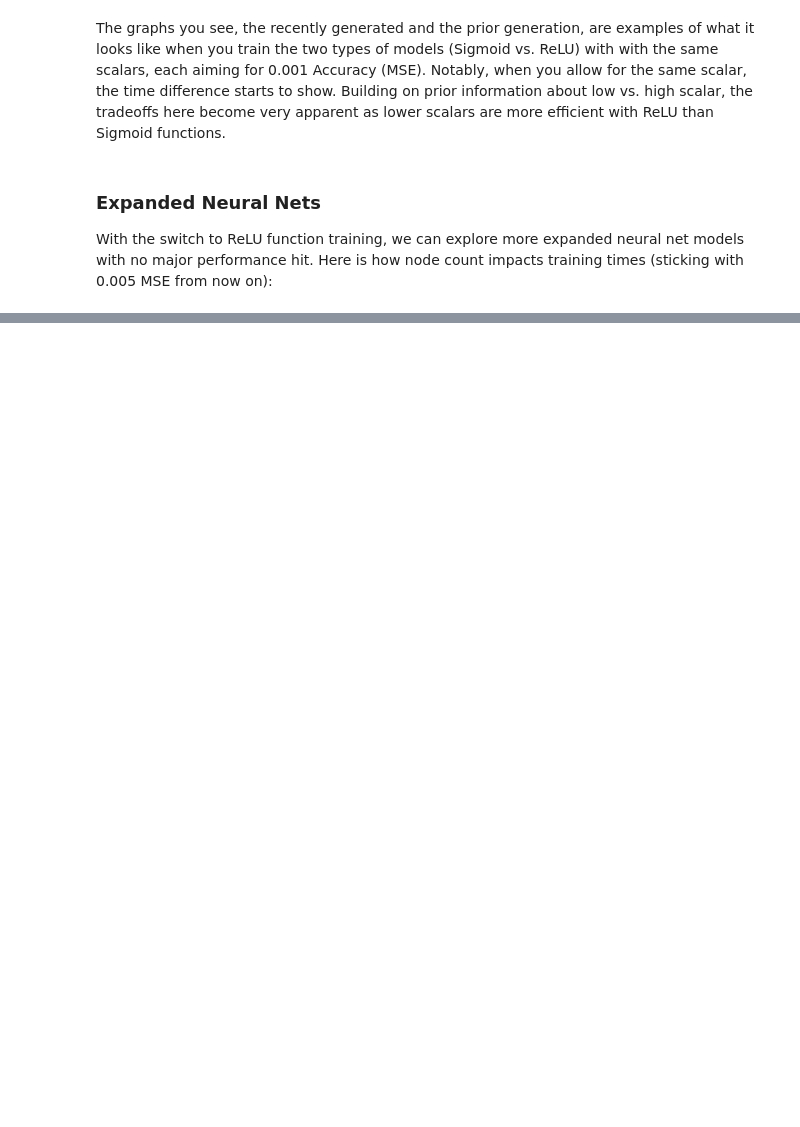
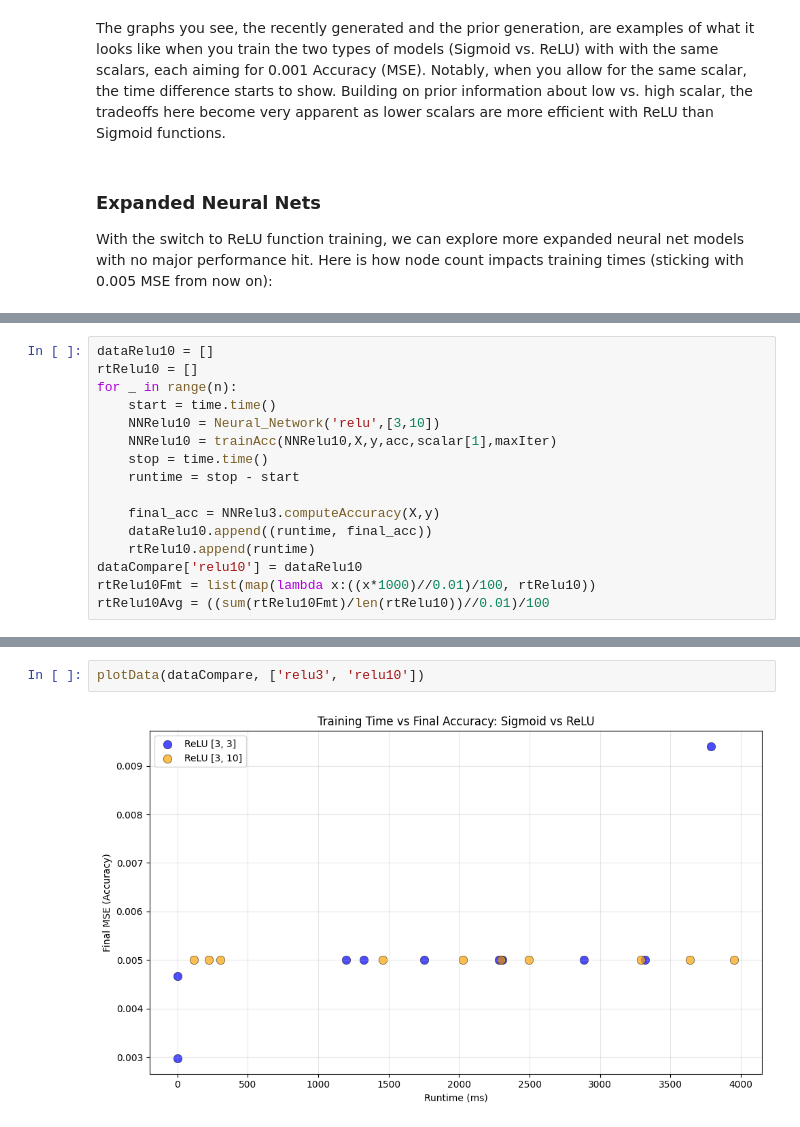
Before and after one commit to Saccadence/CogSci-131, a Jupyter notebook: Assignment 1/Assignment 1.ipynb, the cells around one changed output, grey strips where cells are left out. Drawn from its saved outputs; the diff is of its cells as text; blank space fills up the shorter version.

```diff
--- a/Assignment 1/Assignment 1.ipynb
+++ b/Assignment 1/Assignment 1.ipynb
@@ -648,0 +584,16 @@ plotData(dataRelu_0_3)
+# %%
+dataRelu10 = []
+rtRelu10 = []
+for _ in range(n):
+    start = time.time()
+    NNRelu10 = Neural_Network('relu',[3,10])
+    NNRelu10 = trainAcc(NNRelu10,X,y,acc,scalar[1],maxIter)
+    stop = time.time()
+    runtime = stop - start
+
+    final_acc = NNRelu3.computeAccuracy(X,y)
+    dataRelu10.append((runtime, final_acc))
+    rtRelu10.append(runtime)
+dataCompare['relu10'] = dataRelu10
+rtRelu10Fmt = list(map(lambda x:((x*1000)//0.01)/100, rtRelu10))
+rtRelu10Avg = ((sum(rtRelu10Fmt)/len(rtRelu10))//0.01)/100
@@ -648,0 +621,4 @@ plotData(dataRelu_0_3)
+# %%
+plotData(dataCompare, ['relu3', 'relu10'])
+# %% [output]
+[figure, added]
```
Also changed, not shown: parts of 19 cells of this notebook.
